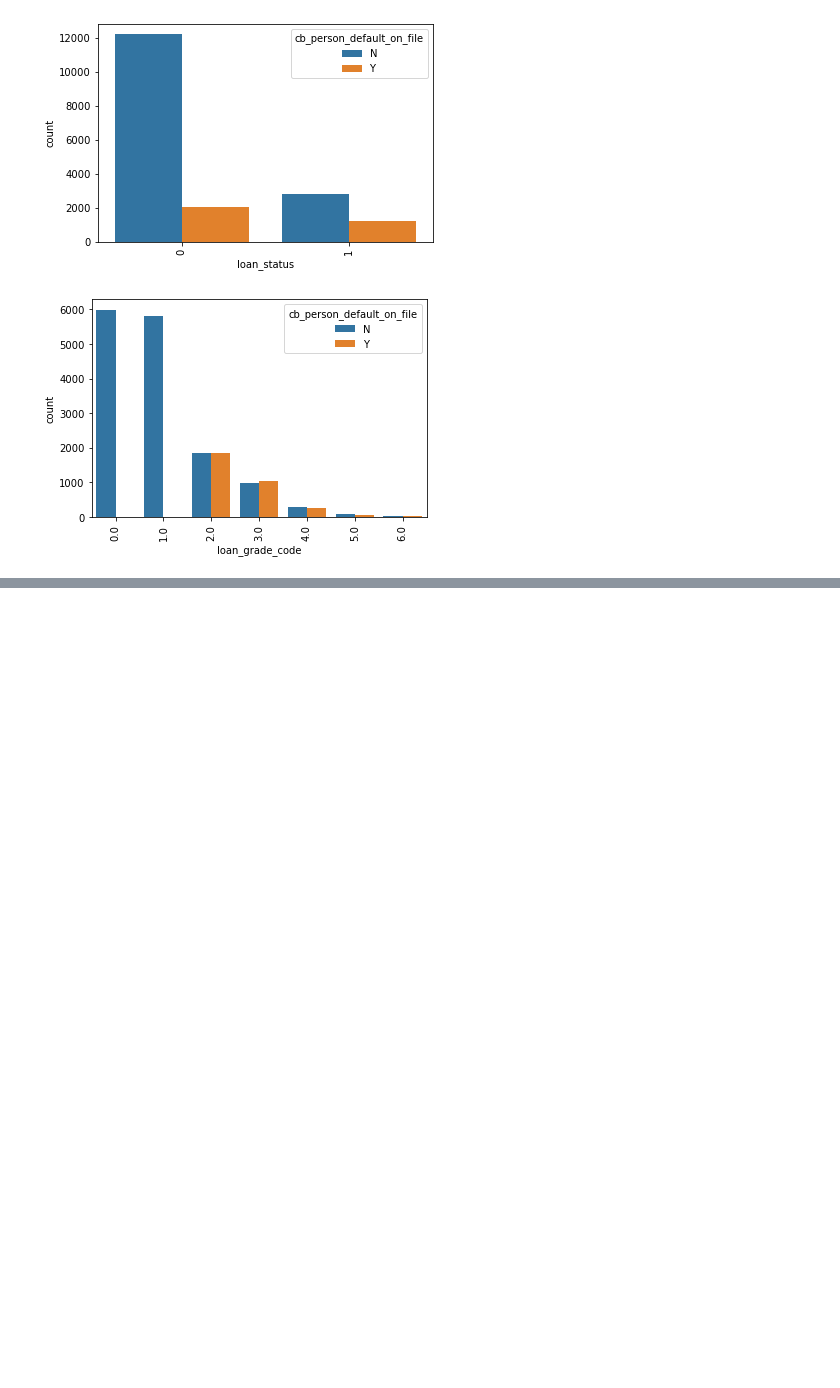
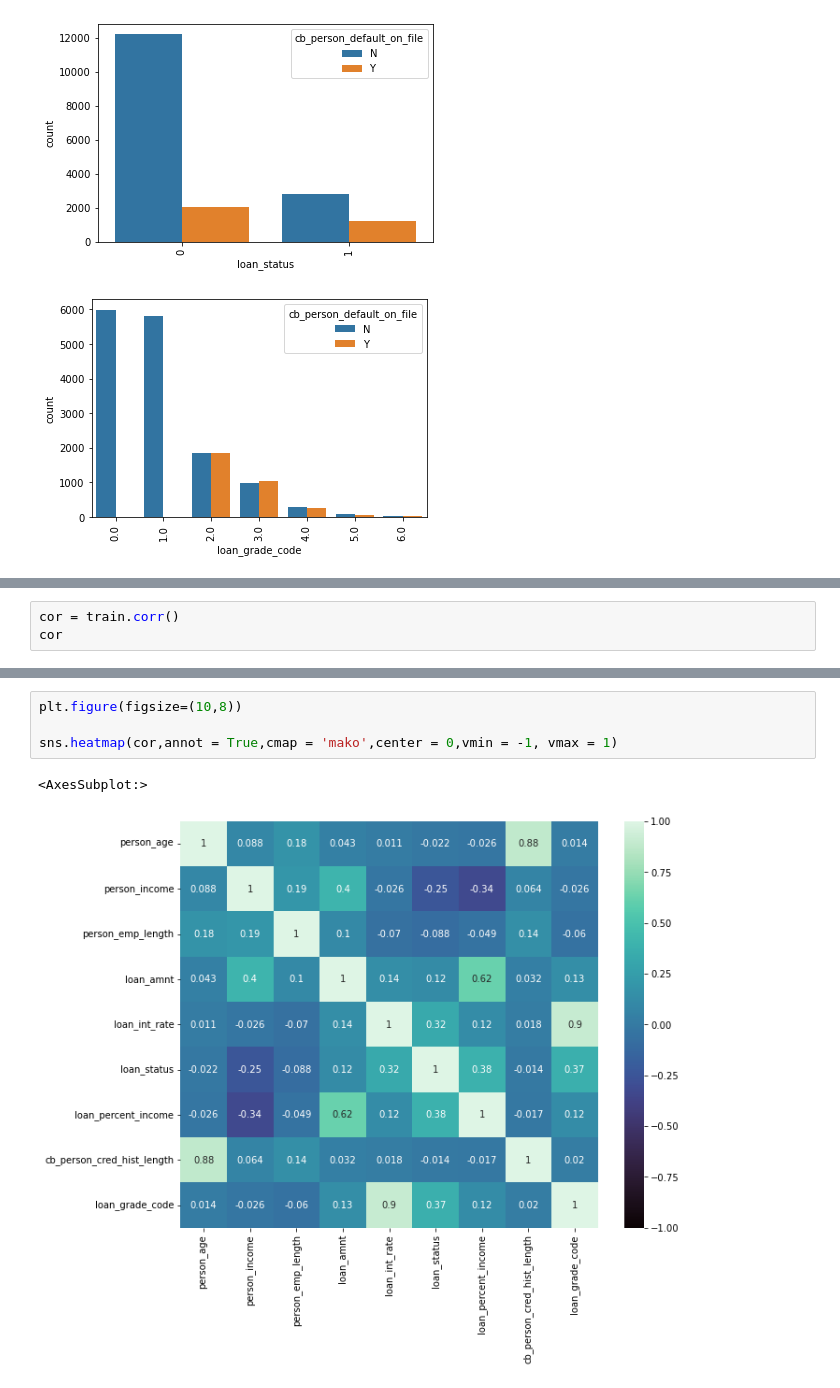
Before and after one commit to lincolnmuriithi11/Credit_Risk_Analysis, a Jupyter notebook: Imputing_data.ipynb, the cells around one changed output, grey strips where cells are left out. Saved outputs shown, nothing was run; the diff lists cells and outputs as text; blank space fills up the shorter version.

```diff
--- a/Imputing_data.ipynb
+++ b/Imputing_data.ipynb
@@ -492,0 +493,3 @@ sns.pairplot(data = train)
+# %%
+cor = train.corr()
+cor
@@ -492,0 +507,7 @@ sns.pairplot(data = train)
+# %%
+plt.figure(figsize=(10,8))
+
+sns.heatmap(cor,annot = True,cmap = 'mako',center = 0,vmin = -1, vmax = 1)
+# %% [output]
+<AxesSubplot:>
+[figure, added]
```
Also changed, not shown: parts of 29 cells of this notebook.
